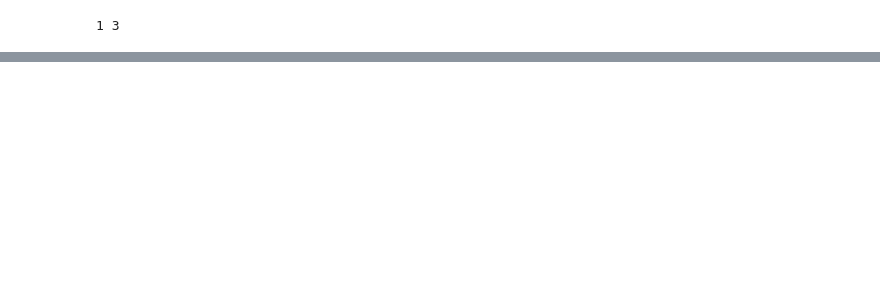
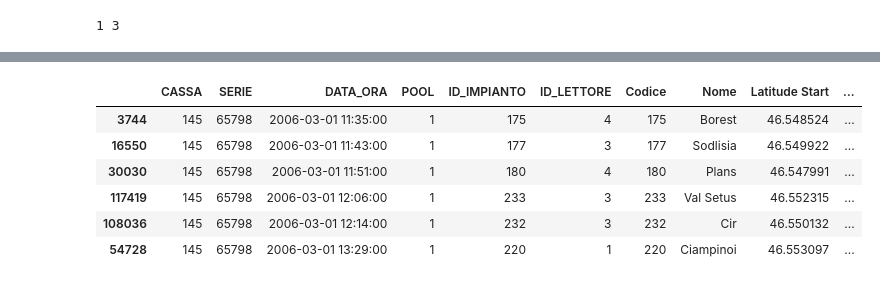
Before and after one commit to g-perona/Superski2006, a Jupyter notebook: GP_studio_flussi.ipynb, the cells around one changed output, grey strips where cells are left out. Saved outputs shown, nothing was run; the diff lists cells and outputs as text; code cells hidden in the pictures; blank space fills up the shorter version.

```diff
--- a/GP_studio_flussi.ipynb
+++ b/GP_studio_flussi.ipynb
@@ -434,3 +519,13 @@ print(flusso.day, flusso.month)
+# %%
+flusso.df[flusso.df['SKIER_ID'] == flusso.skier_id_set[1]].sort_values('DATA_ORA')
+# %% [output]
+|  | CASSA | SERIE | DATA_ORA | POOL | ID_IMPIANTO | ID_LETTORE | Codice | Nome | Latitude Start | ... |
+| 3744 | 145 | 65798 | 2006-03-01 11:35:00 | 1 | 175 | 4 | 175 | Borest | 46.548524 | ... |
+| 16550 | 145 | 65798 | 2006-03-01 11:43:00 | 1 | 177 | 3 | 177 | Sodlisia | 46.549922 | ... |
+| 30030 | 145 | 65798 | 2006-03-01 11:51:00 | 1 | 180 | 4 | 180 | Plans | 46.547991 | ... |
+| 117419 | 145 | 65798 | 2006-03-01 12:06:00 | 1 | 233 | 3 | 233 | Val Setus | 46.552315 | ... |
+| 108036 | 145 | 65798 | 2006-03-01 12:14:00 | 1 | 232 | 3 | 232 | Cir | 46.550132 | ... |
+| 54728 | 145 | 65798 | 2006-03-01 13:29:00 | 1 | 220 | 1 | 220 | Ciampinoi | 46.553097 | ... |
 # %%
 dist_df = flusso.get_skier_diff(400, log = True)
 dist_df
```
Also changed, not shown: parts of 23 cells of this notebook.
